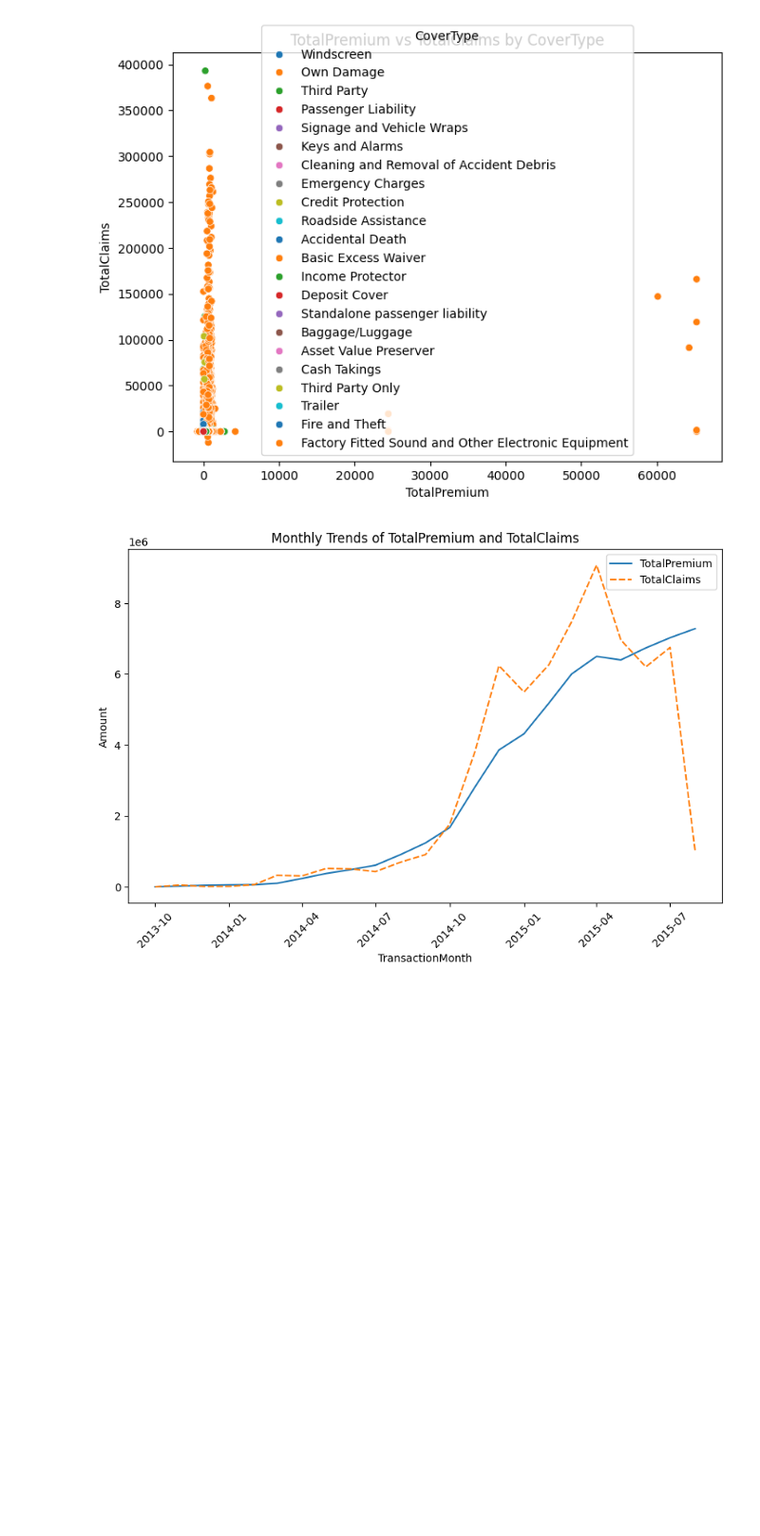
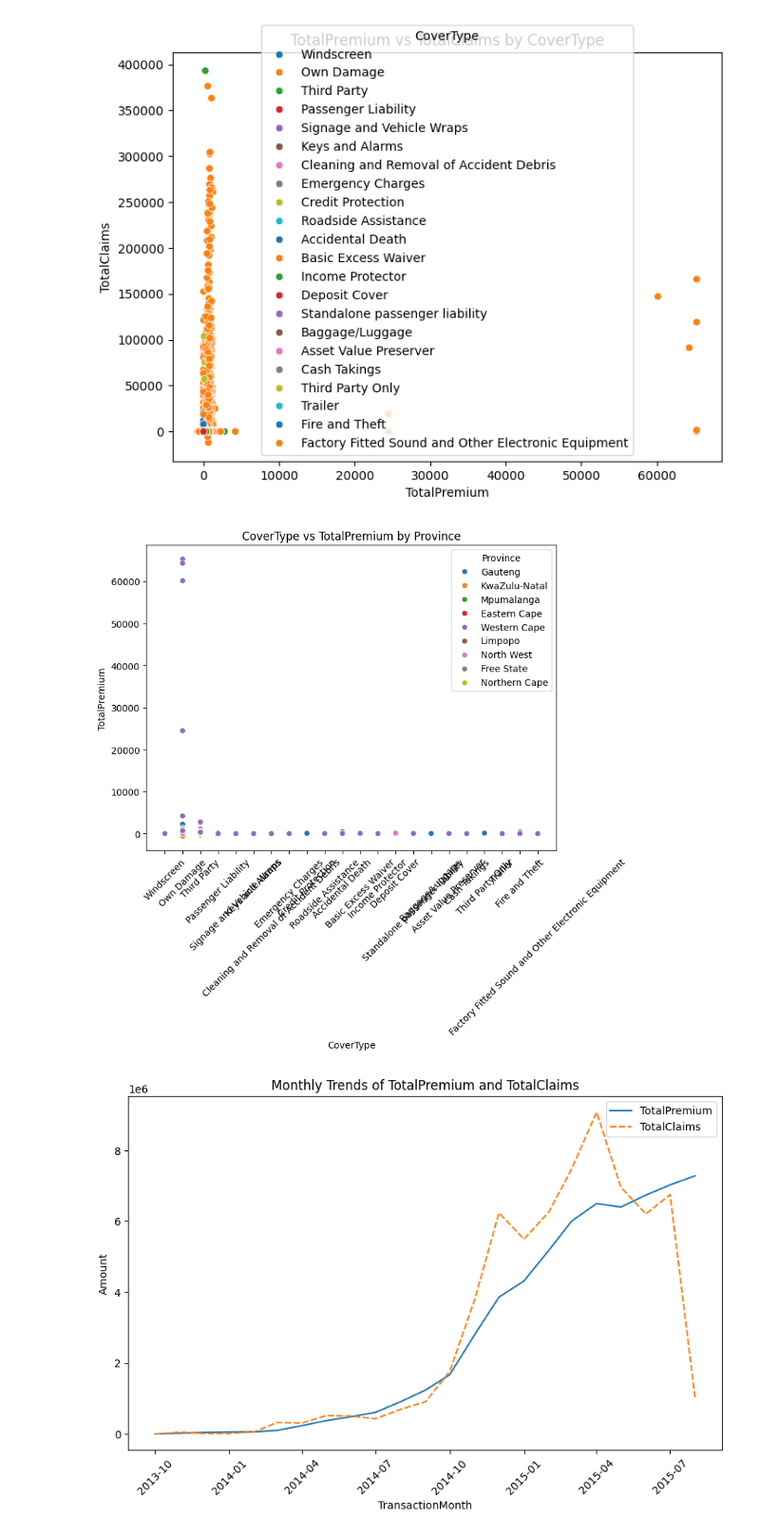
Before and after one commit to Amanzlastt/kifyaw3, a Jupyter notebook: notebooks/Eda.ipynb, the cells around one changed output. Shown: that part at 95% size. Saved outputs shown, nothing was run; the diff lists cells and outputs as text; code cells hidden in the pictures; blank space fills up the shorter version.

Commit message:
modified box plots and location plot

```diff
--- a/notebooks/Eda.ipynb
+++ b/notebooks/Eda.ipynb
@@ -242,6 +242,17 @@ plt.legend(title="CoverType")
 plt.show()
 # %% [output]
 [figure]
+# %%
+plt.figure(figsize=(8, 6))
+sns.scatterplot(x='CoverType', y='TotalPremium', hue='Province', data=df, palette='tab10')
+plt.title("CoverType vs TotalPremium by Province")
+plt.ylabel("TotalPremium")
+plt.xlabel("CoverType")
+plt.xticks(rotation = 45)
+plt.legend(title="Province")
+plt.show()
+# %% [output]
+[figure, added]
 # %%
 # Convert TransactionMonth to datetime if not already
 df['TransactionMonth'] = pd.to_datetime(df['TransactionMonth'])
```
Also changed, not shown: parts of 4 cells of this notebook.
